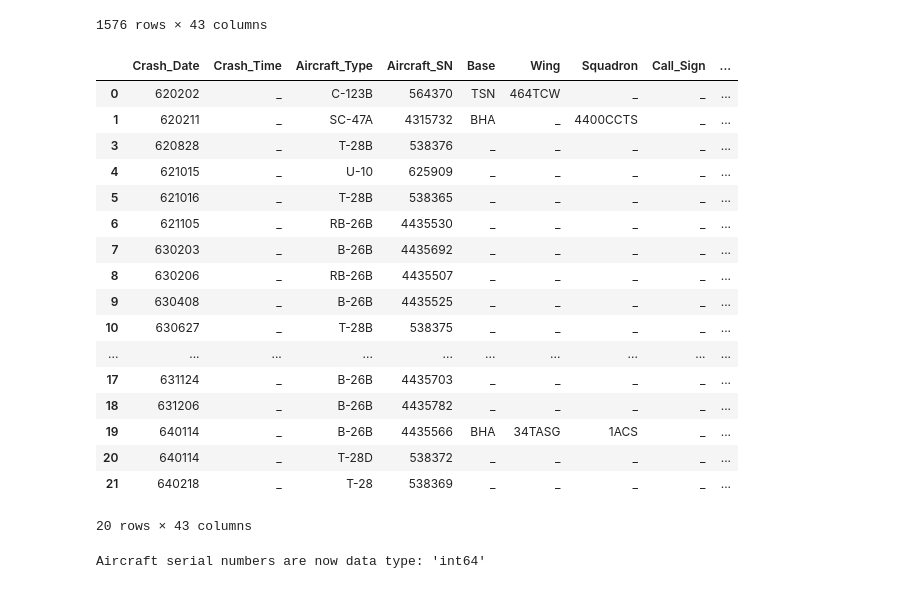
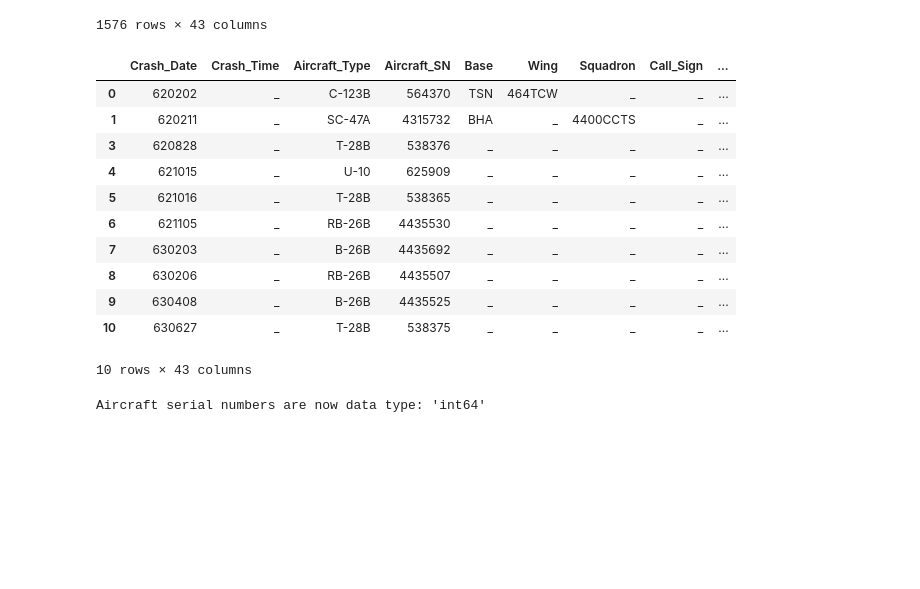
Before and after one commit to MichaelG-B/Capstone_Project, a Jupyter notebook: Capstone Project/ETL/Vietnam_Losses_ETL.ipynb, the cells around one changed output. Saved outputs shown, nothing was run; the diff lists cells and outputs as text; code cells hidden in the pictures; blank space fills up the shorter version.

```diff
--- a/Capstone Project/ETL/Vietnam_Losses_ETL.ipynb
+++ b/Capstone Project/ETL/Vietnam_Losses_ETL.ipynb
@@ -4,6 +9,6 @@ import pandas as pd
 # %%
 # Import our first dataset (USAF data from new website, aviation archaeology)
-file_path = "/Users/clarapotts/Desktop/Capstone_Project copy/Capstone Project/Datasets/Raw/Vietnam_USAF_Losses_Raw_Data.csv"
+file_path = ('/Users/clarapotts/Desktop/Class/Capstone_Project/Capstone Project/Datasets/Raw/Vietnam_USAF_Losses_Raw_Data.csv')
 usaf_df = pd.read_csv(file_path)
 usaf_df.head()
 # %% [output]
@@ -147,26 +152,20 @@ usaf_df
 # %%
 # Removing '0' from the Aircraft_SN column
 usaf_df = usaf_df[usaf_df["Aircraft_SN"] != "0"]
-usaf_df.head(20)
+usaf_df.head(10)
 # %% [output]
 |  | Crash_Date | Crash_Time | Aircraft_Type | Aircraft_SN | Base | Wing | Squadron | Call_Sign | ... |
 | 0 | 620202 | _ | C-123B | 564370 | TSN | 464TCW | _ | _ | ... |
 | 1 | 620211 | _ | SC-47A | 4315732 | BHA | _ | 4400CCTS | _ | ... |
 | 3 | 620828 | _ | T-28B | 538376 | _ | _ | _ | _ | ... |
 | 4 | 621015 | _ | U-10 | 625909 | _ | _ | _ | _ | ... |
 | 5 | 621016 | _ | T-28B | 538365 | _ | _ | _ | _ | ... |
 | 6 | 621105 | _ | RB-26B | 4435530 | _ | _ | _ | _ | ... |
 | 7 | 630203 | _ | B-26B | 4435692 | _ | _ | _ | _ | ... |
 | 8 | 630206 | _ | RB-26B | 4435507 | _ | _ | _ | _ | ... |
 | 9 | 630408 | _ | B-26B | 4435525 | _ | _ | _ | _ | ... |
 | 10 | 630627 | _ | T-28B | 538375 | _ | _ | _ | _ | ... |
-| ... | ... | ... | ... | ... | ... | ... | ... | ... | ... |
-| 17 | 631124 | _ | B-26B | 4435703 | _ | _ | _ | _ | ... |
-| 18 | 631206 | _ | B-26B | 4435782 | _ | _ | _ | _ | ... |
-| 19 | 640114 | _ | B-26B | 4435566 | BHA | 34TASG | 1ACS | _ | ... |
-| 20 | 640114 | _ | T-28D | 538372 | _ | _ | _ | _ | ... |
-| 21 | 640218 | _ | T-28 | 538369 | _ | _ | _ | _ | ... |
-20 rows × 43 columns
+10 rows × 43 columns
 # %%
 # Convert aircraft serial number to integer
 usaf_df = usaf_df.astype({"Aircraft_SN" : 'int'})
```
Also changed, not shown: parts of 16 cells of this notebook, 11 other files.
